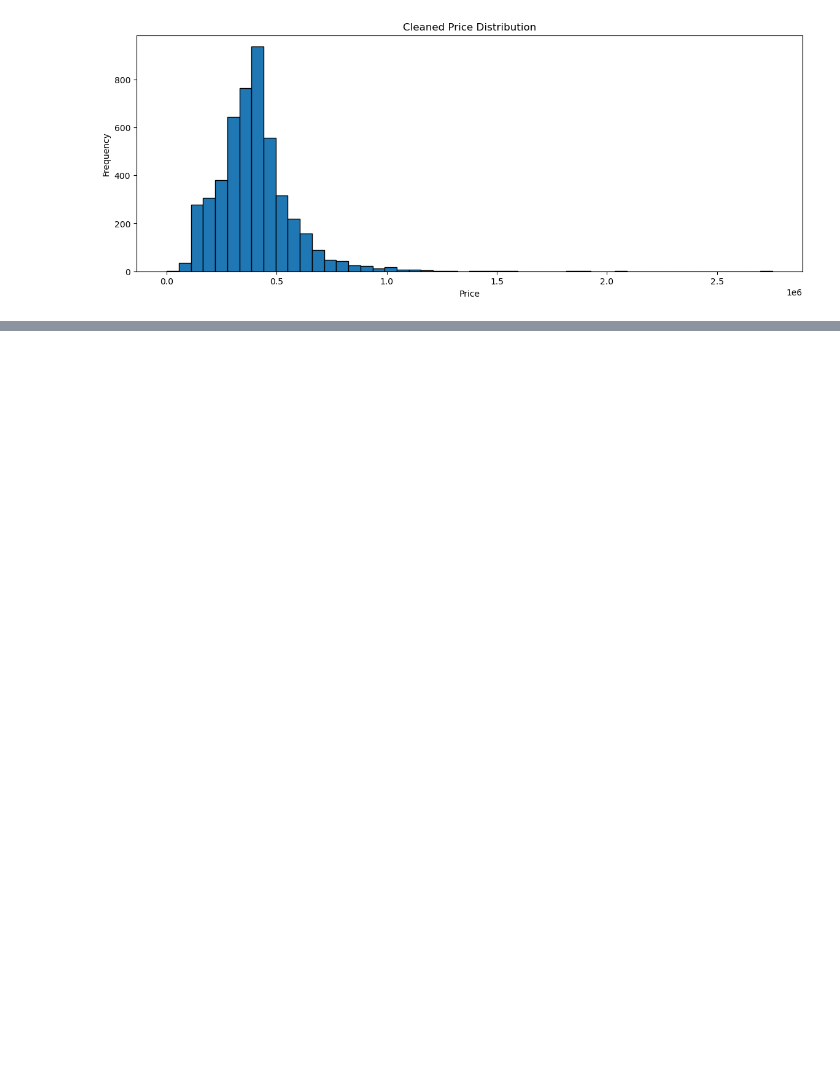
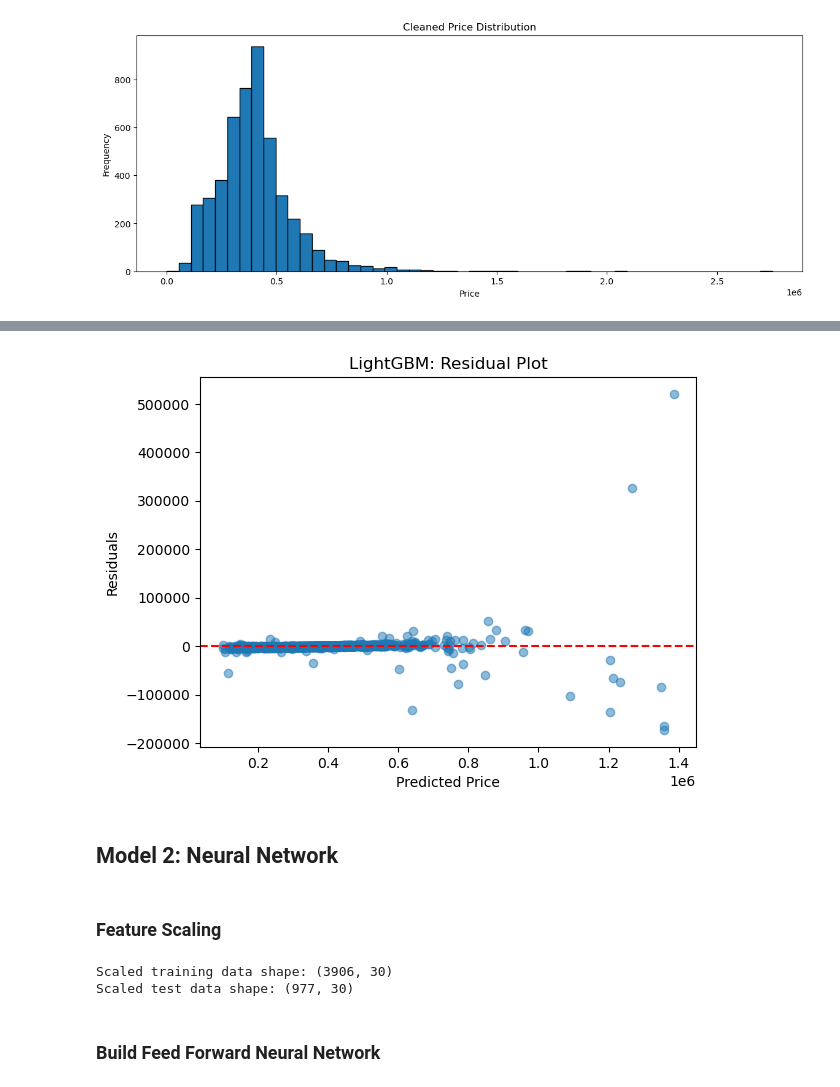
Before and after one commit to zacharyartman/aai-590-group-12, a Jupyter notebook: main.ipynb, the cells around one changed output, grey strips where cells are left out. Saved outputs shown, nothing was run; the diff lists cells and outputs as text; code cells hidden in the pictures; blank space fills up the shorter version.

```diff
--- a/main.ipynb
+++ b/main.ipynb
@@ -540,0 +695,28 @@ plt.show()
+# %%
+plt.figure()
+residuals = y_test - y_pred_lightgbm_test
+plt.scatter(y_pred_lightgbm_test, residuals, alpha=0.5)
+plt.axhline(0, color='r', linestyle='--')
+plt.xlabel('Predicted Price')
+plt.ylabel('Residuals')
+plt.title('LightGBM: Residual Plot')
+plt.show()
+# %% [output]
+[figure, added]
+# %% [markdown]
+
+## Model 2: Neural Network
+# %% [markdown]
+### Feature Scaling
+# %%
+scaler = StandardScaler()
+X_train_scaled = scaler.fit_transform(X_train)
+X_test_scaled = scaler.transform(X_test)
+
+print(f"Scaled training data shape: {X_train_scaled.shape}")
+print(f"Scaled test data shape: {X_test_scaled.shape}")
+# %% [output]
+Scaled training data shape: (3906, 30)
+Scaled test data shape: (977, 30)
+# %% [markdown]
+### Build Feed Forward Neural Network
```
Also changed, not shown: parts of 25 cells of this notebook.
